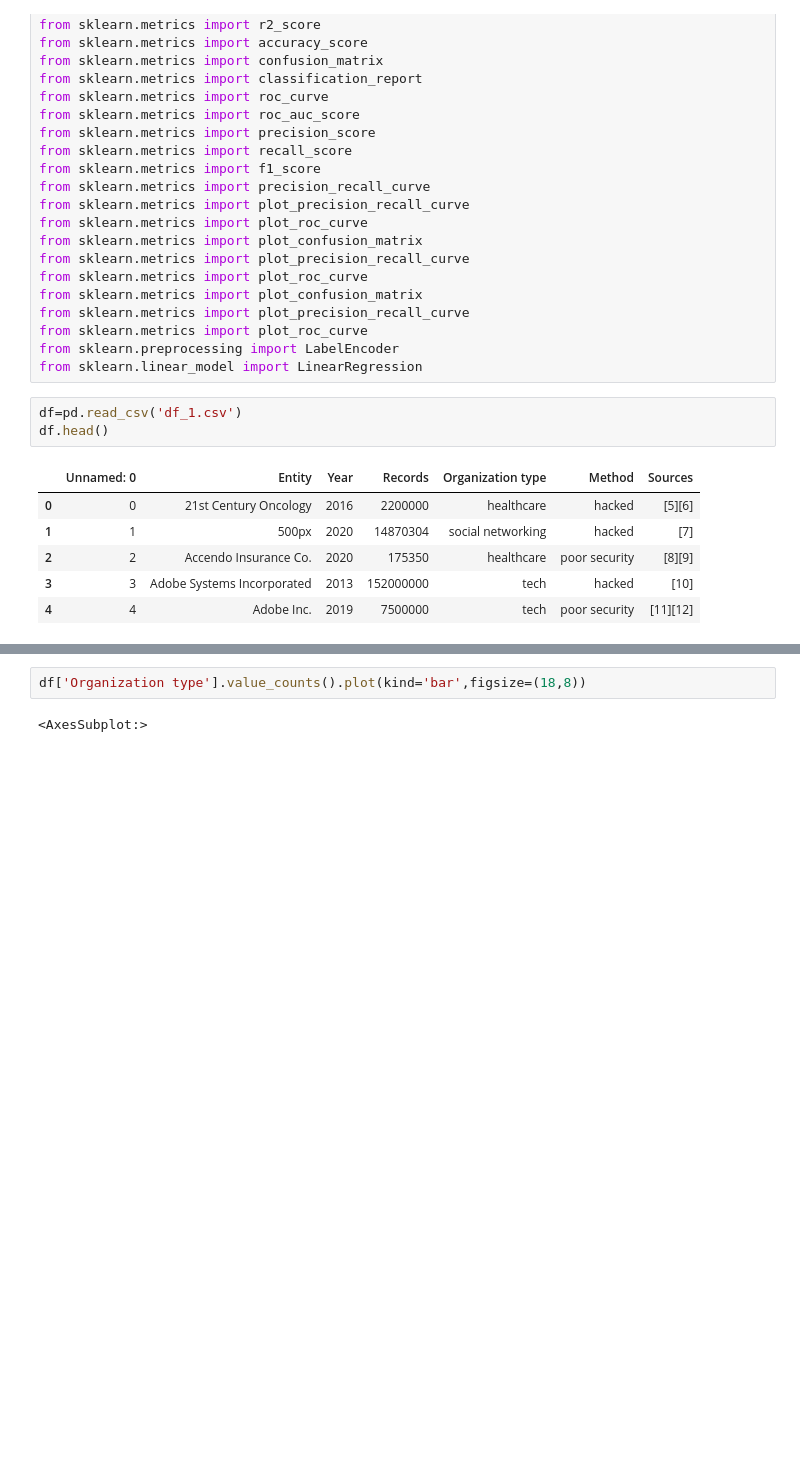
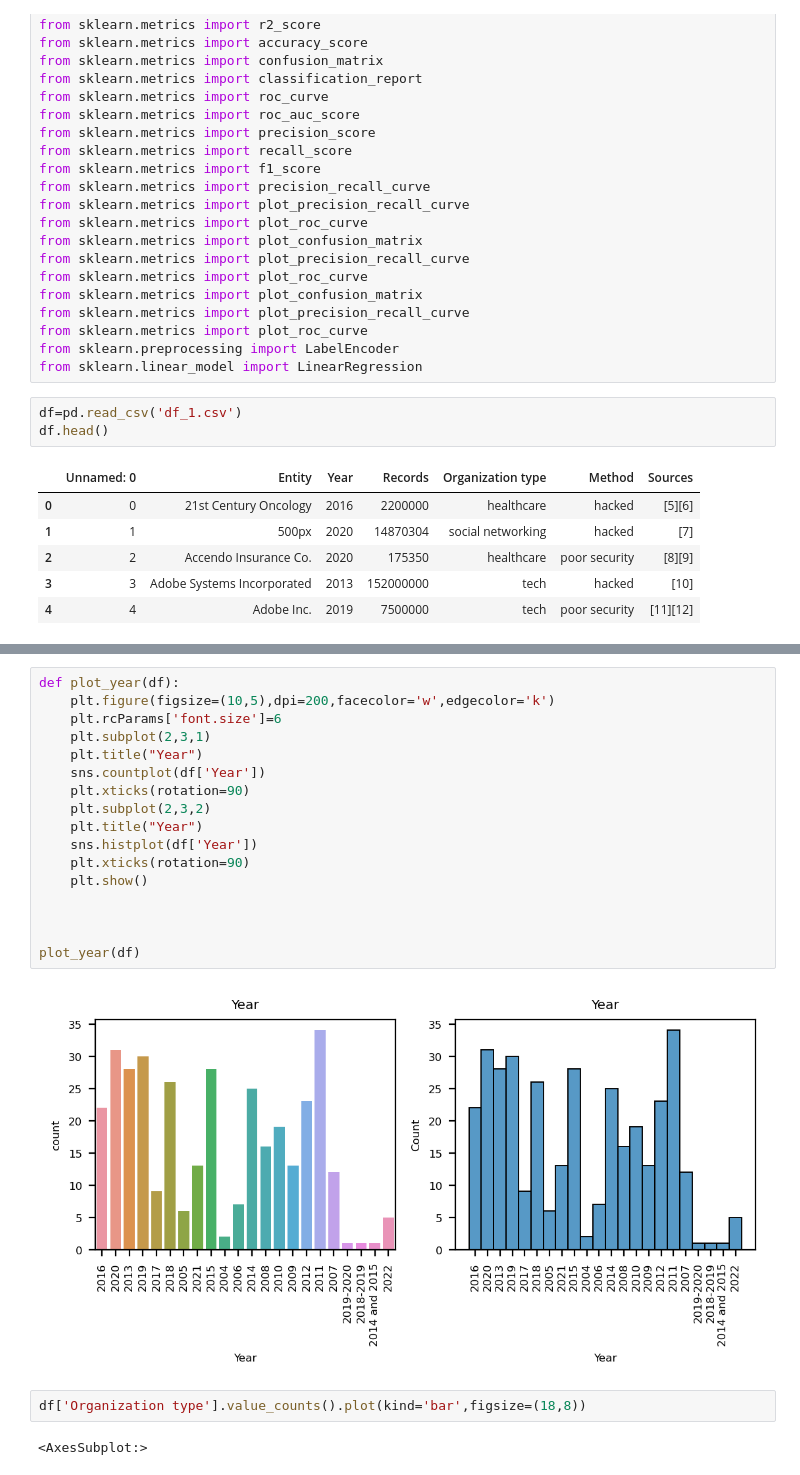
Before and after one commit to amalsalilan/Data-Breaches, a Jupyter notebook: Notebook.ipynb, the cells around one changed output, grey strips where cells are left out. Saved outputs shown, nothing was run; the diff lists cells and outputs as text; blank space fills up the shorter version.

Commit message:
Counnt of Year ploted

```diff
--- a/Notebook.ipynb
+++ b/Notebook.ipynb
@@ -48,3 +74,22 @@ df.head()
+# %%
+def plot_year(df):
+    plt.figure(figsize=(10,5),dpi=200,facecolor='w',edgecolor='k')
+    plt.rcParams['font.size']=6
+    plt.subplot(2,3,1)
+    plt.title("Year")
+    sns.countplot(df['Year'])
+    plt.xticks(rotation=90)
+    plt.subplot(2,3,2)
+    plt.title("Year")
+    sns.histplot(df['Year'])
+    plt.xticks(rotation=90)
+    plt.show()
+
+
+
+plot_year(df)
+# %% [output]
+[figure, added]
 # %%
 df['Organization type'].value_counts().plot(kind='bar',figsize=(18,8))
 # %% [output]
```
Also changed, not shown: parts of 2 cells of this notebook.
